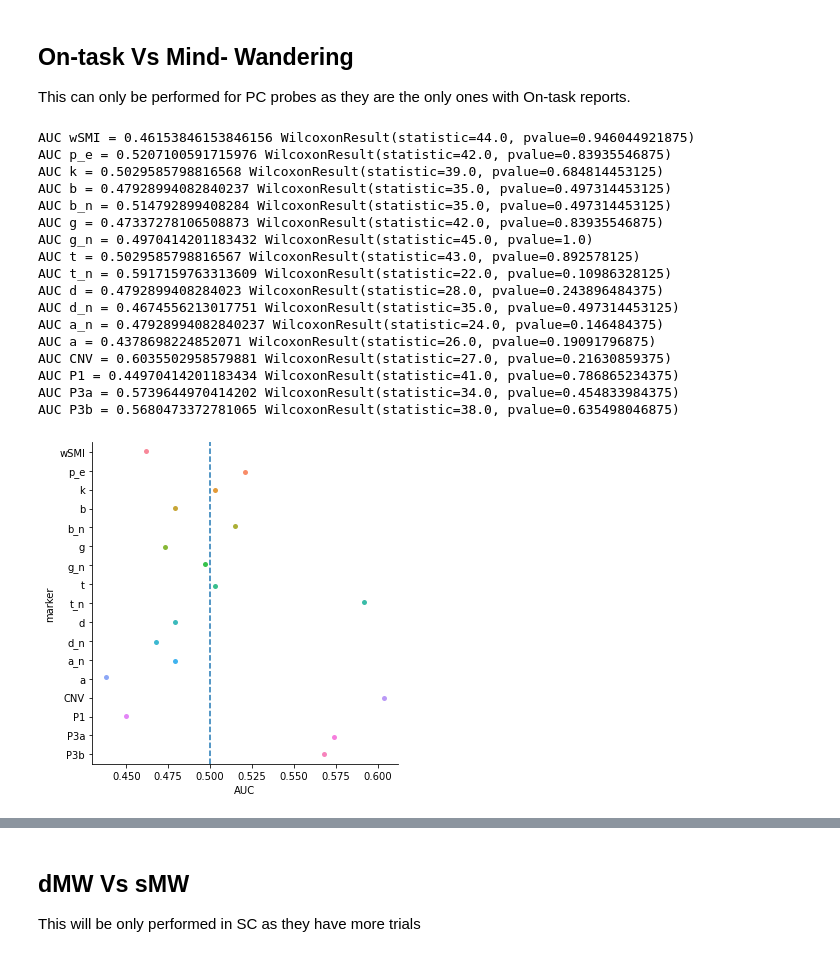
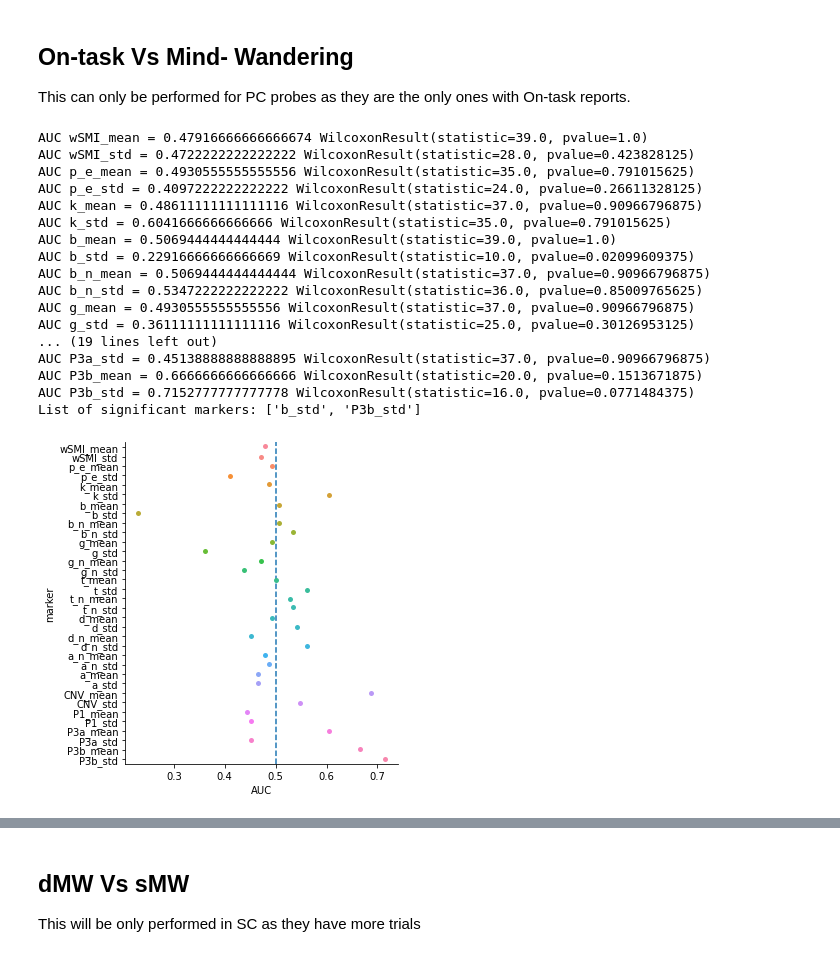
Before and after one commit to Nicobruno92/mw_markers_project, a Jupyter notebook: univariate_analysis.ipynb, the cells around one changed output, grey strips where cells are left out. Drawn from its saved outputs; the diff is of its cells as text; code cells hidden in the pictures.

```diff
--- a/univariate_analysis.ipynb
+++ b/univariate_analysis.ipynb
@@ -21,8 +21,8 @@ epoch_type = 'evoked'
 
 all_participants = ['VP07','VP08','VP09', 'VP10','VP11','VP12','VP13','VP14','VP18','VP19','VP20','VP22','VP23','VP24','VP25','VP26','VP27','VP28','VP29','VP30','VP31','VP32','VP33','VP35','VP36','VP37']
 
-# path = '/media/nicolas.bruno/63f8a366-34b7-4896-a7ce-b5fb4ee78535/Nico/MW_eeg_data/minmarker/' #icm-linux
-path = '/Users/nicobruno/ownCloud/MW_eeg_data/minmarker/' #nico-mac
+path = '/media/nicolas.bruno/63f8a366-34b7-4896-a7ce-b5fb4ee78535/Nico/MW_eeg_data/minmarker/' #icm-linux
+# path = '/Users/nicobruno/ownCloud/MW_eeg_data/minmarker/' #nico-mac
 # %%
 df = pd.DataFrame()
 
@@ -41,8 +41,10 @@ df_markers = (df
               .query("stimuli == 'go'")
               .query("correct == 'correct'")
               .query("preproc == 'subtracted'")
+            .query('prev_trial <= 4')
               .drop(['stimuli', 'correct', 'prev_trial', 'label', 'events', 'preproc', 'epoch_type'], axis = 1)
               .query("mind in ['on-task','dMW', 'sMW']")
+              .groupby(['segment', 'participant']).filter(lambda x: len(x) > 1)
              )
 
 markers = ['wSMI', 'p_e', 'k', 'b', 'b_n', 'g', 'g_n', 't', 't_n',
@@ -61,46 +63,55 @@ df_mind = (
     .groupby(['mind2', 'participant']).filter(lambda x: len(x) > 7) #min nbr of trials
 )
 
-agg_dict = {k:'mean' for k in markers }
+agg_dict = {k:['mean', 'std'] for k in markers }
 agg_dict.update({k:'first' for k in df_mind.drop(markers, axis=1).columns})
 
 df_mind = (df_mind
     .groupby(['mind2', 'participant'], as_index = False).agg(agg_dict)
 #     .query("mind != 'sMW'") #if you want to test against just one of the mw
 )
+
+df_mind.columns = df_mind.columns.map("_".join)
+df_mind  = df_mind.rename(columns = {'participant_first':'participant', 'probe_first':'probe', 'mind_first':'mind', 'segment_first':'segment', 'mind2_first':'mind2'})
 df_mind = balance_sample(df_mind, 'participant', 'mind2', levels = 2).drop(['participant', 'probe', 'mind', 'segment'], axis = 1) # drop mind or mind2 also
 # %%
 AUC = []
-for i in markers:
+significants = []
+
+for i in df_mind.drop('mind2', axis = 1).columns:
     ot = df_mind.query("mind2 == 'on-task'")[i]
     mw = df_mind.query("mind2 == 'mw'")[i]
     auc = roc_auc_score(df_mind['mind2'], df_mind[i])
     print(f'AUC {i} = {auc}', f'{wilcoxon(x = ot, y = mw)}')
     AUC.append([i, auc])
+    if mannwhitneyu(x = ot, y = mw).pvalue < 0.05:
+        significants.append(i)
+
+print(f'List of significant markers: {significants}')
 
 subject_mind_roc = pd.DataFrame(AUC, columns = ['marker', 'AUC'])
 
 sns.catplot(x = 'AUC', y = 'marker', data = subject_mind_roc, orient = 'h')
 plt.axvline(x = 0.5, linestyle = 'dashed')
 plt.show()
 # %% [output]
-AUC wSMI = 0.46153846153846156 WilcoxonResult(statistic=44.0, pvalue=0.946044921875)
-AUC p_e = 0.5207100591715976 WilcoxonResult(statistic=42.0, pvalue=0.83935546875)
-AUC k = 0.5029585798816568 WilcoxonResult(statistic=39.0, pvalue=0.684814453125)
-AUC b = 0.47928994082840237 WilcoxonResult(statistic=35.0, pvalue=0.497314453125)
-AUC b_n = 0.514792899408284 WilcoxonResult(statistic=35.0, pvalue=0.497314453125)
-AUC g = 0.47337278106508873 WilcoxonResult(statistic=42.0, pvalue=0.83935546875)
-AUC g_n = 0.4970414201183432 WilcoxonResult(statistic=45.0, pvalue=1.0)
-AUC t = 0.5029585798816567 WilcoxonResult(statistic=43.0, pvalue=0.892578125)
-AUC t_n = 0.5917159763313609 WilcoxonResult(statistic=22.0, pvalue=0.10986328125)
-AUC d = 0.4792899408284023 WilcoxonResult(statistic=28.0, pvalue=0.243896484375)
-AUC d_n = 0.4674556213017751 WilcoxonResult(statistic=35.0, pvalue=0.497314453125)
-AUC a_n = 0.47928994082840237 WilcoxonResult(statistic=24.0, pvalue=0.146484375)
-AUC a = 0.4378698224852071 WilcoxonResult(statistic=26.0, pvalue=0.19091796875)
-AUC CNV = 0.6035502958579881 WilcoxonResult(statistic=27.0, pvalue=0.21630859375)
-AUC P1 = 0.44970414201183434 WilcoxonResult(statistic=41.0, pvalue=0.786865234375)
-AUC P3a = 0.5739644970414202 WilcoxonResult(statistic=34.0, pvalue=0.454833984375)
-AUC P3b = 0.5680473372781065 WilcoxonResult(statistic=38.0, pvalue=0.635498046875)
+AUC wSMI_mean = 0.47916666666666674 WilcoxonResult(statistic=39.0, pvalue=1.0)
+AUC wSMI_std = 0.4722222222222222 WilcoxonResult(statistic=28.0, pvalue=0.423828125)
+AUC p_e_mean = 0.4930555555555556 WilcoxonResult(statistic=35.0, pvalue=0.791015625)
+AUC p_e_std = 0.4097222222222222 WilcoxonResult(statistic=24.0, pvalue=0.26611328125)
+AUC k_mean = 0.48611111111111116 WilcoxonResult(statistic=37.0, pvalue=0.90966796875)
+AUC k_std = 0.6041666666666666 WilcoxonResult(statistic=35.0, pvalue=0.791015625)
+AUC b_mean = 0.5069444444444444 WilcoxonResult(statistic=39.0, pvalue=1.0)
+AUC b_std = 0.22916666666666669 WilcoxonResult(statistic=10.0, pvalue=0.02099609375)
+AUC b_n_mean = 0.5069444444444444 WilcoxonResult(statistic=37.0, pvalue=0.90966796875)
+AUC b_n_std = 0.5347222222222222 WilcoxonResult(statistic=36.0, pvalue=0.85009765625)
+AUC g_mean = 0.4930555555555556 WilcoxonResult(statistic=37.0, pvalue=0.90966796875)
+AUC g_std = 0.36111111111111116 WilcoxonResult(statistic=25.0, pvalue=0.30126953125)
+... (19 lines left out)
+AUC P3a_std = 0.45138888888888895 WilcoxonResult(statistic=37.0, pvalue=0.90966796875)
+AUC P3b_mean = 0.6666666666666666 WilcoxonResult(statistic=20.0, pvalue=0.1513671875)
+AUC P3b_std = 0.7152777777777778 WilcoxonResult(statistic=16.0, pvalue=0.0771484375)
+List of significant markers: ['b_std', 'P3b_std']
-[figure, old version]
+[figure, new version]
 # %%
 AUC = []
```
Also changed, not shown: parts of 22 cells of this notebook, 5 other files.
